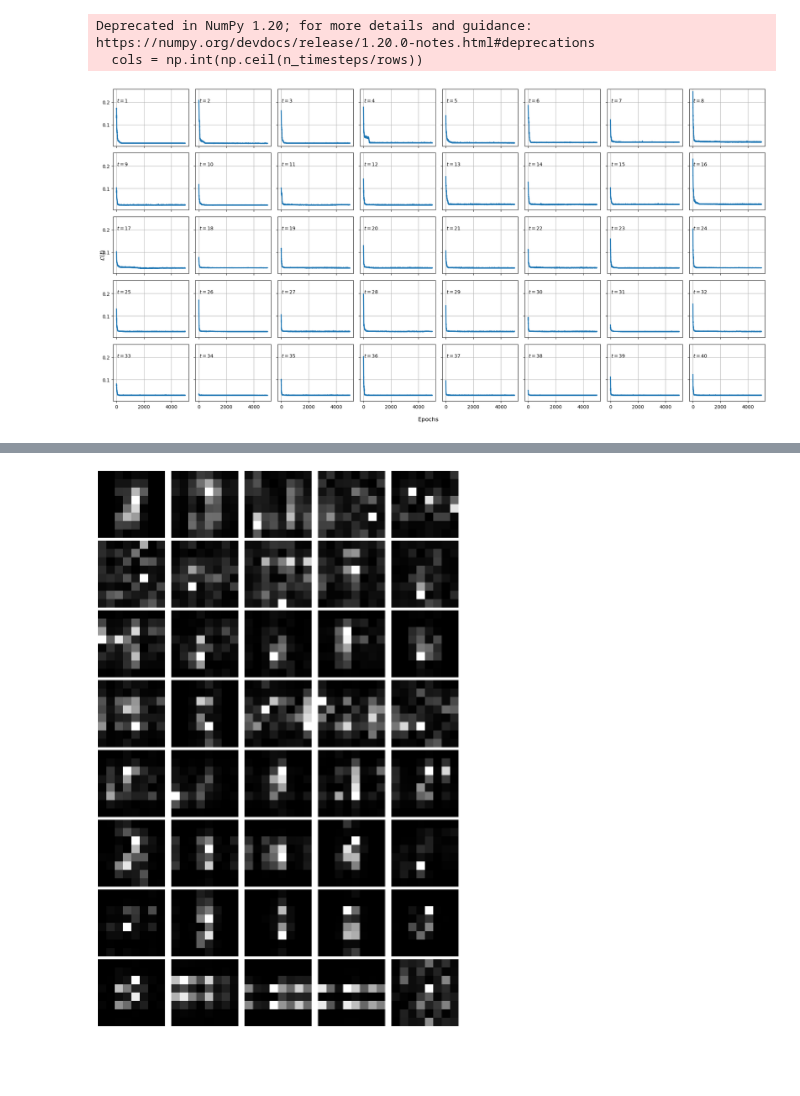
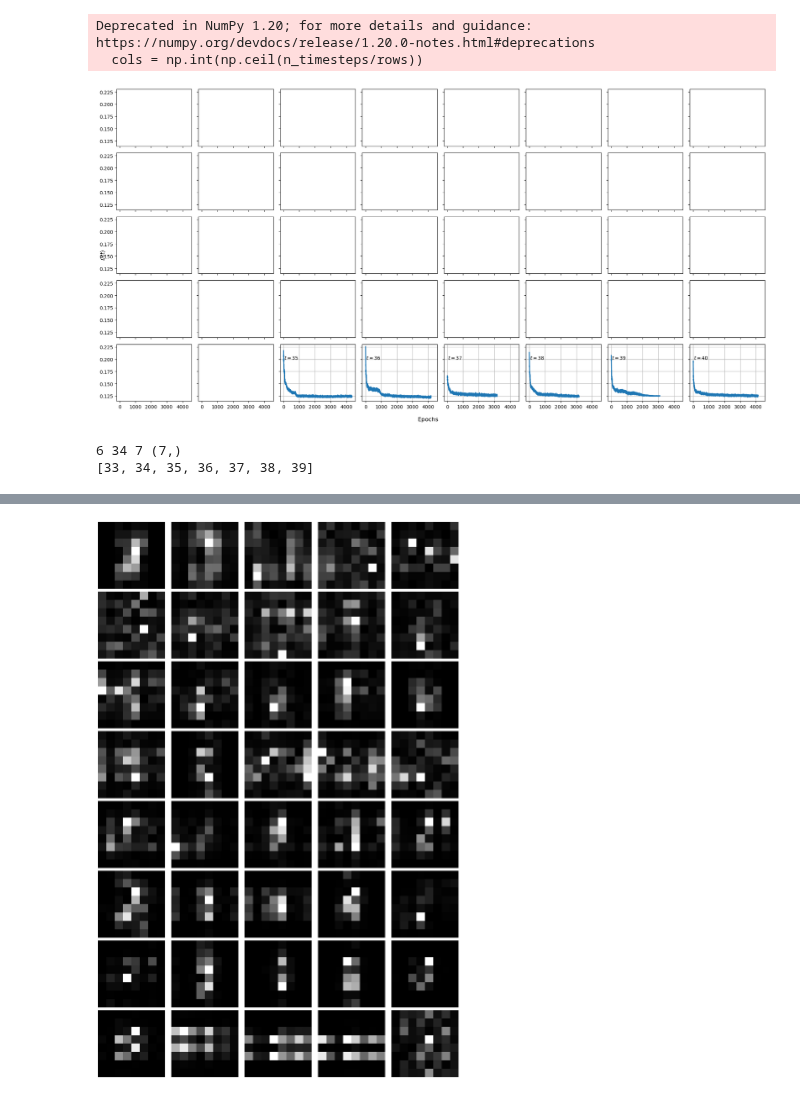
Before and after one commit to alapena/QuantGenMdl, a Jupyter notebook: visualize_denoising.ipynb, the cells around one changed output, grey strips where cells are left out. Saved outputs shown, nothing was run; the diff lists cells and outputs as text; code cells hidden in the pictures; blank space fills up the shorter version.

```diff
--- a/visualize_denoising.ipynb
+++ b/visualize_denoising.ipynb
@@ -12,36 +12,37 @@ import time
 config = {
     'dataset': {
         'dir': './data',
-        'name': 'CIRCLEY',
+        'name': 'CIRCLEY2Q',
     }
 }
-n_data, n_pixels, n_timesteps, n_ancilla_qubits, n_backward_layers = 1000, 2, 40, 2, 6
-_, n_qubits = find_closest_power_of_2(n_pixels, return_power=True)
+n_data, n_features, n_timesteps, n_ancilla_qubits, n_backward_layers = 1000, 4, 40, 2, 6
+_, n_qubits = find_closest_power_of_2(n_features, return_power=True)
 diffusion_schedule = 'linear1'
 device = 'cpu'
+n_limit = 34
 # %%
 size = 10
 
 rows = 5
 cols = np.int(np.ceil(n_timesteps/rows))
 fig, axs = plt.subplots(rows, cols, figsize=(size+10, size), sharex=True, sharey=True)
 for i in range(n_timesteps):
-    # if i < 11:
-    #     continue
-    dir, filename = get_path(config, type='modelfinallosshist', n_data=n_data, n_pixels=n_pixels, n_qubits=n_qubits, n_ancilla_qubits=n_ancilla_qubits, n_timesteps=n_timesteps, n_backward_layers=n_backward_layers, t=i+1)
+    if i < n_limit:
+        continue
+    dir, filename = get_path(config, type='bestlosshist.npy', n_data=n_data, n_features=n_features, n_qubits=n_qubits, n_ancilla_qubits=n_ancilla_qubits, n_timesteps=n_timesteps, n_backward_layers=n_backward_layers, t=i+1)
     loss = np.load(dir / filename)
     axs[i//cols, i%cols].plot(loss, lw=2)
     # axs[i//5, i%5].tick_params(direction='in', length=6, width=2, top='on', right='on', labelsize=20)
     axs[i//cols, i%cols].text(x=30, y=0.2, s=r'$t=%d$'%(i+1), fontsize=10)
     # axs[i//5, i%5].set_yscale('log')
     axs[i//cols, i%cols].grid(True)
 fig.supxlabel(r'$\rm Epochs$')
 fig.supylabel(r'$\mathcal{L}(t)$')
 plt.tight_layout()
 # %% [output]
 Deprecated in NumPy 1.20; for more details and guidance: https://numpy.org/devdocs/release/1.20.0-notes.html#deprecations
   cols = np.int(np.ceil(n_timesteps/rows))
-[figure, old version]
+[figure, new version]
 # %%
 # # Compute Wasserstein distance across timesteps
 # wassbackwardtrain = np.zeros(n_timesteps)
@@ -104,4 +113,11 @@ dir, filename = get_path(config, type='wassdistforward', diffusion_schedule=diff
 np.save(dir / filename, wass)
+# %%
+x = list(range(n_limit-1, 40))
+print(n_backward_layers, n_limit, len(x), wassforward[n_limit:].shape)
+print(x)
+# %% [output]
+6 34 7 (7,)
+[33, 34, 35, 36, 37, 38, 39]
 # %%
 # Plot it
 
```
Also changed, not shown: parts of 6 cells of this notebook, 9 other files.
